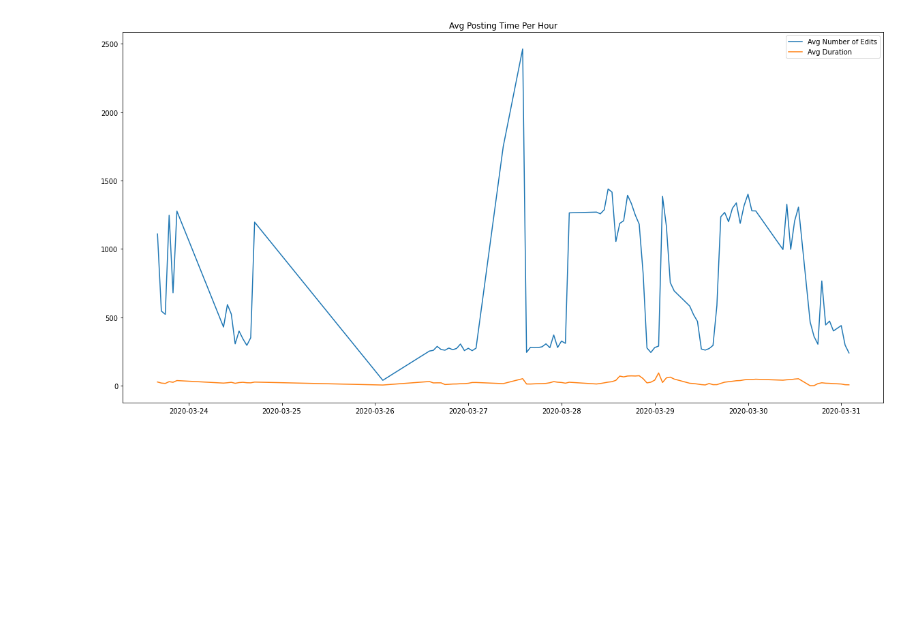
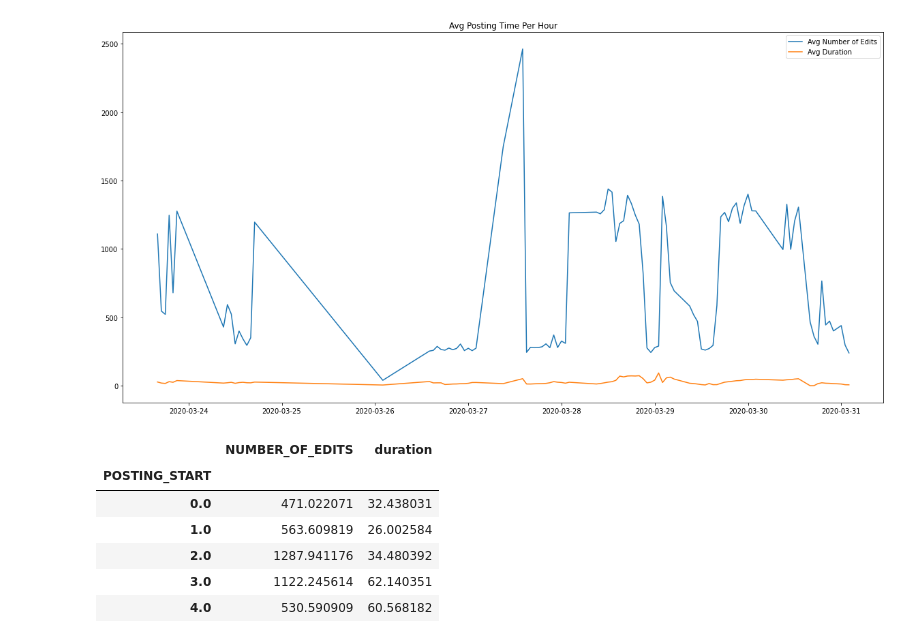
Before and after one commit to jennettageorge/Ericsson, a Jupyter notebook: Notebook.ipynb, the cells around one changed output. Drawn from its saved outputs; the diff is of its cells as text; code cells hidden in the pictures; blank space fills up the shorter version.

```diff
--- a/Notebook.ipynb
+++ b/Notebook.ipynb
@@ -425,3 +425,14 @@ plt.legend()
 # %% [output]
 <matplotlib.legend.Legend at 0x...>
 [figure]
+# %%
+mean = df.groupby(df.POSTING_START.dt.hour).mean()
+mean.head()
+# %% [output]
+|  | NUMBER_OF_EDITS | duration |
+| POSTING_START |  |  |
+| 0.0 | 471.022071 | 32.438031 |
+| 1.0 | 563.609819 | 26.002584 |
+| 2.0 | 1287.941176 | 34.480392 |
+| 3.0 | 1122.245614 | 62.140351 |
+| 4.0 | 530.590909 | 60.568182 |
```
Also changed, not shown: parts of 3 cells of this notebook.
